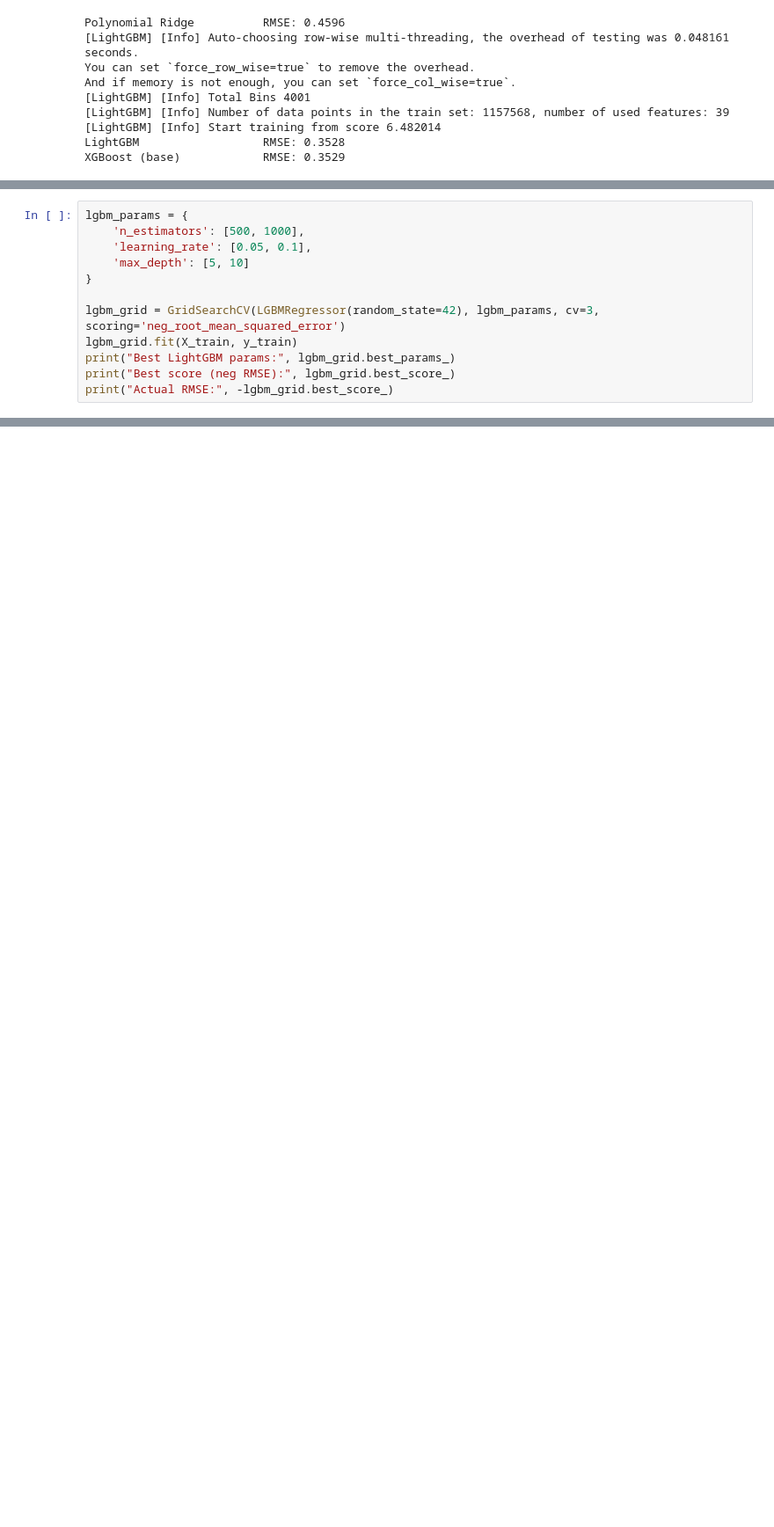
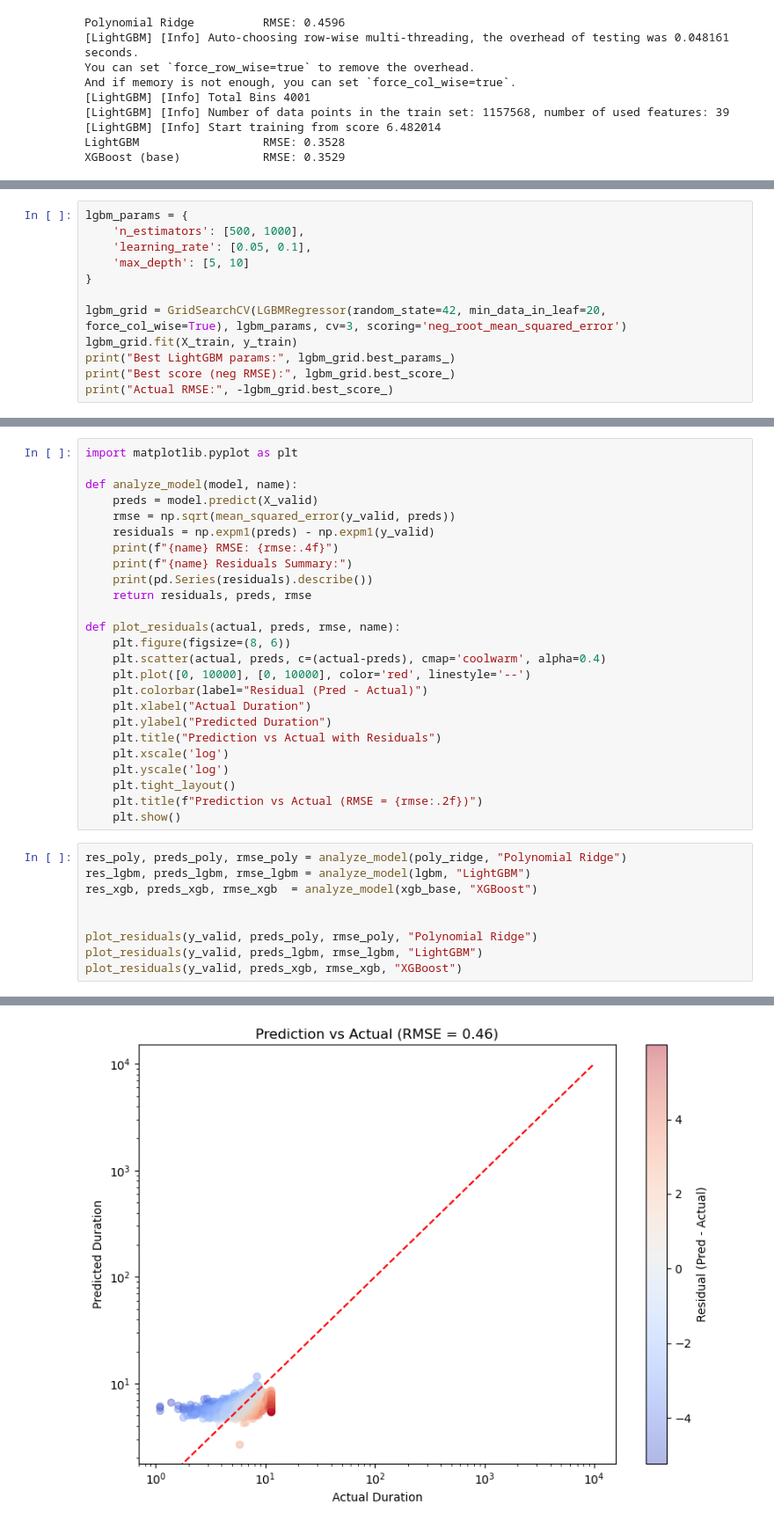
Before and after one commit to asa-eve/New-York-City-Taxi-Trip-Duration, a Jupyter notebook: ModelTraining_Tuning.ipynb, the cells around one changed output, grey strips where cells are left out. Shown at 88% size. Drawn from its saved outputs; the diff is of its cells as text; blank space fills up the shorter version.

```diff
--- a/ModelTraining_Tuning.ipynb
+++ b/ModelTraining_Tuning.ipynb
@@ -1102,7 +1141,7 @@ lgbm_params = {
     'max_depth': [5, 10]
 }
 
-lgbm_grid = GridSearchCV(LGBMRegressor(random_state=42), lgbm_params, cv=3, scoring='neg_root_mean_squared_error')
+lgbm_grid = GridSearchCV(LGBMRegressor(random_state=42, min_data_in_leaf=20, force_col_wise=True), lgbm_params, cv=3, scoring='neg_root_mean_squared_error')
 lgbm_grid.fit(X_train, y_train)
 print("Best LightGBM params:", lgbm_grid.best_params_)
 print("Best score (neg RMSE):", lgbm_grid.best_score_)
@@ -1207,0 +1292,35 @@ StackingRegressor(cv=3,
+# %%
+import matplotlib.pyplot as plt
+
+def analyze_model(model, name):
+    preds = model.predict(X_valid)
+    rmse = np.sqrt(mean_squared_error(y_valid, preds))
+    residuals = np.expm1(preds) - np.expm1(y_valid)
+    print(f"{name} RMSE: {rmse:.4f}")
+    print(f"{name} Residuals Summary:")
+    print(pd.Series(residuals).describe())
+    return residuals, preds, rmse
+
+def plot_residuals(actual, preds, rmse, name):
+    plt.figure(figsize=(8, 6))
+    plt.scatter(actual, preds, c=(actual-preds), cmap='coolwarm', alpha=0.4)
+    plt.plot([0, 10000], [0, 10000], color='red', linestyle='--')
+    plt.colorbar(label="Residual (Pred - Actual)")
+    plt.xlabel("Actual Duration")
+    plt.ylabel("Predicted Duration")
+    plt.title("Prediction vs Actual with Residuals")
+    plt.xscale('log')
+    plt.yscale('log')
+    plt.tight_layout()
+    plt.title(f"Prediction vs Actual (RMSE = {rmse:.2f})")
+    plt.show()
+# %%
+res_poly, preds_poly, rmse_poly = analyze_model(poly_ridge, "Polynomial Ridge")
+res_lgbm, preds_lgbm, rmse_lgbm = analyze_model(lgbm, "LightGBM")
+res_xgb, preds_xgb, rmse_xgb  = analyze_model(xgb_base, "XGBoost")
+
+
+plot_residuals(y_valid, preds_poly, rmse_poly, "Polynomial Ridge")
+plot_residuals(y_valid, preds_lgbm, rmse_lgbm, "LightGBM")
+plot_residuals(y_valid, preds_xgb, rmse_xgb, "XGBoost")
+# %% [output]
@@ -1207,0 +1344 @@ StackingRegressor(cv=3,
+[figure, added]
```
Also changed, not shown: parts of 18 cells of this notebook.
